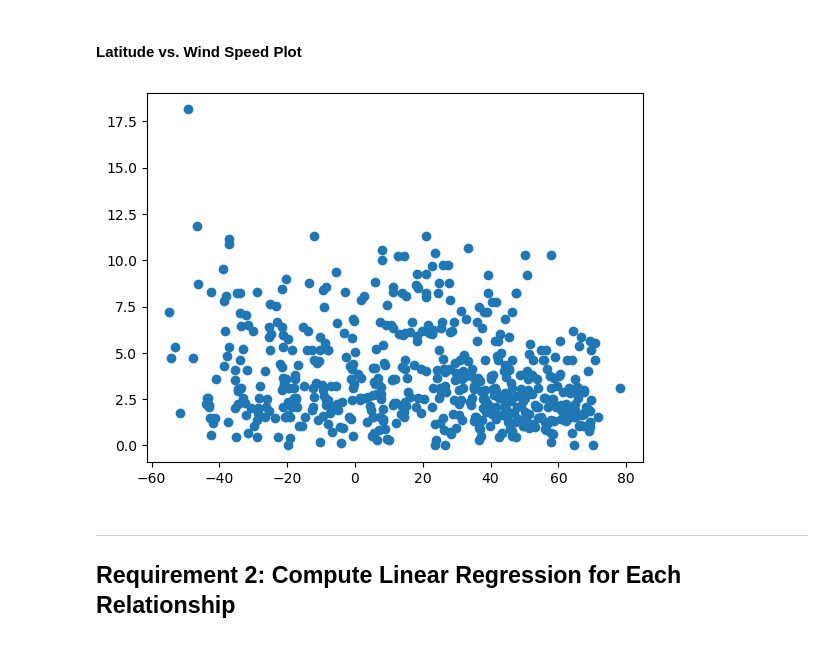
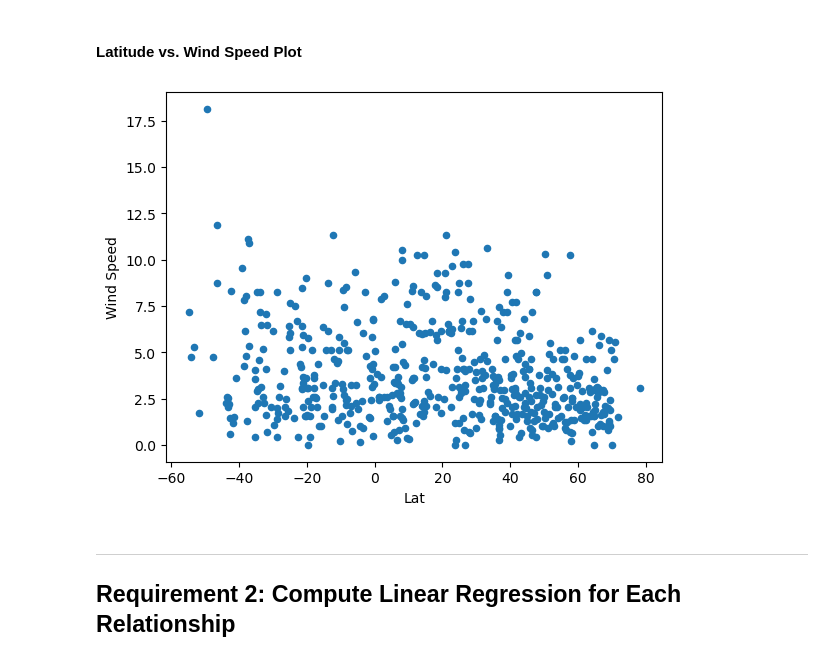
Before and after one commit to dmropp/python-api-challenge, a Jupyter notebook: WeatherPy/WeatherPy.ipynb, the cells around one changed output. Cells and saved outputs as stored; diff of their text form; code cells hidden in the pictures.

```diff
--- a/WeatherPy/WeatherPy.ipynb
+++ b/WeatherPy/WeatherPy.ipynb
@@ -240,18 +247,20 @@ plt.show()
 #### Latitude vs. Wind Speed Plot
 # %%
 # Build the scatter plots for latitude vs. wind speed
-plt.scatter(city_data_df["Lat"], city_data_df["Wind Speed"])
+#plt.scatter(city_data_df["Lat"], city_data_df["Wind Speed"])
+
+lat_vs_wind_speed = city_data_df.plot("Lat", "Wind Speed", kind="scatter")
 
 # Incorporate the other graph properties
 # YOUR CODE HERE
 
 # Save the figure
 plt.savefig("../output_data/Fig4.png")
 
 # Show plot
 plt.show()
 # %% [output]
-[figure, old version]
+[figure, new version]
 # %% [markdown]
 ---
 
```
Also changed, not shown: parts of 5 cells of this notebook, 4 other files.
